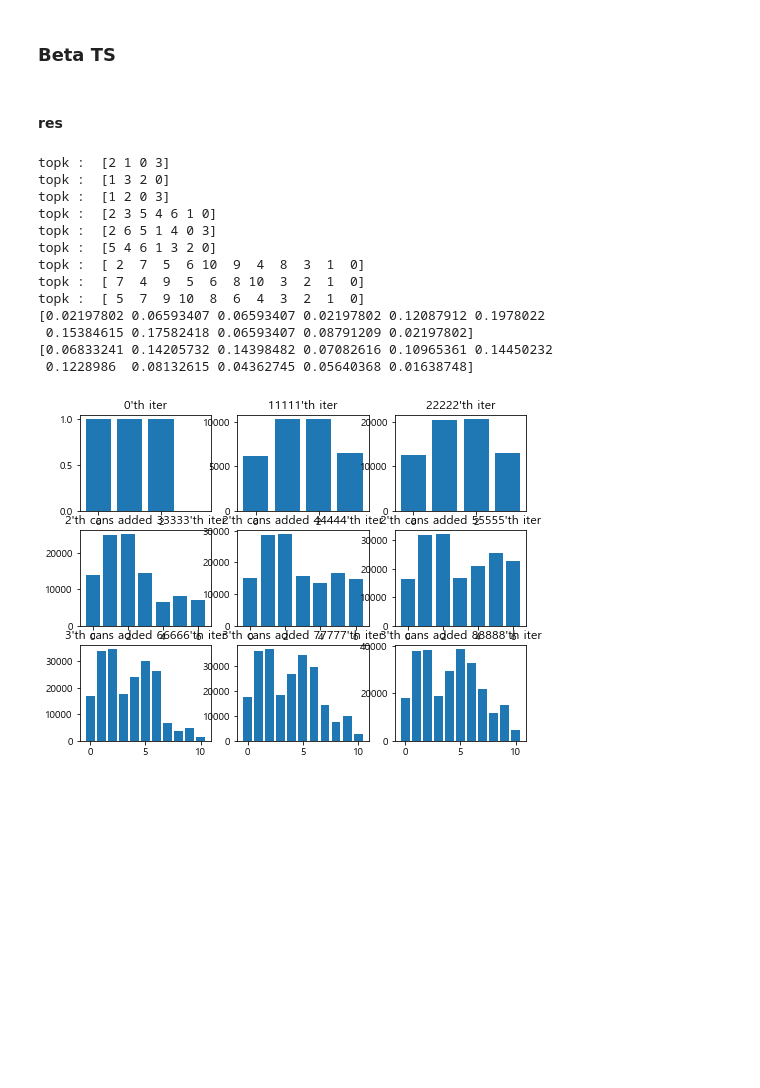
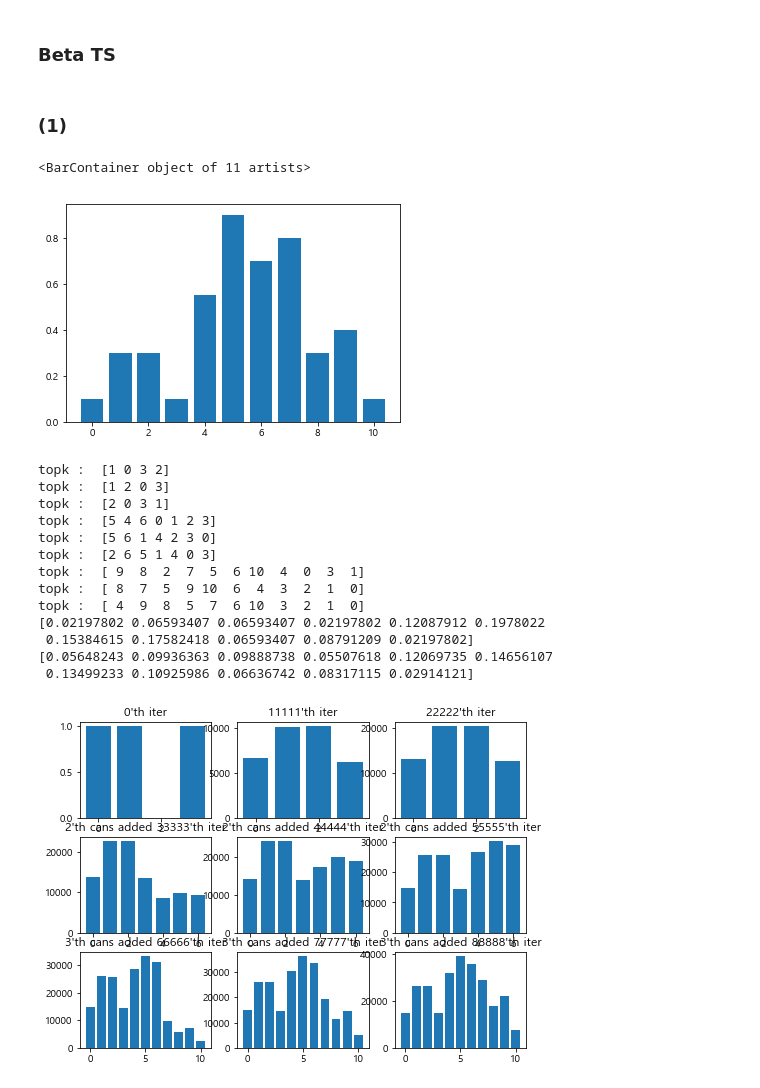
Before and after one commit to haeuuu/Thompson-Sampling, a Jupyter notebook: dirichlet,beta TS.ipynb, the cells around one changed output. Cells and saved outputs as stored; diff of their text form; code cells hidden in the pictures; blank space fills up the shorter version.

```diff
--- a/dirichlet,beta TS.ipynb
+++ b/dirichlet,beta TS.ipynb
@@ -220,25 +202,29 @@ class BetaThompsonSampling(ThompsonSampling):
 # %% [markdown]
-#### res
+### (1)
 # %%
-ts_b = BetaThompsonSampling(contents_ctr =
-                      [
-                        [0.1, 0.3, 0.3,0.1,],
-                        [0.55, 0.9, 0.7],
-                        [0.8, 0.3, 0.4, 0.1]
-                      ])
-ts_b.run(100000)
+contents_ctr =[[0.1, 0.3, 0.3,0.1,],
+               [0.55, 0.9, 0.7],
+               [0.8, 0.3, 0.4, 0.1]]
-# %% [output]
-topk :  [2 1 0 3]
-topk :  [1 3 2 0]
-topk :  [1 2 0 3]
-topk :  [2 3 5 4 6 1 0]
-topk :  [2 6 5 1 4 0 3]
-topk :  [5 4 6 1 3 2 0]
-topk :  [ 2  7  5  6 10  9  4  8  3  1  0]
-topk :  [ 7  4  9  5  6  8 10  3  2  1  0]
-topk :  [ 5  7  9 10  8  6  4  3  2  1  0]
-[0.02197802 0.06593407 0.06593407 0.02197802 0.12087912 0.1978022
- 0.15384615 0.17582418 0.06593407 0.08791209 0.02197802]
-[0.06833241 0.14205732 0.14398482 0.07082616 0.10965361 0.14450232
- 0.1228986  0.08132615 0.04362745 0.05640368 0.01638748]
-[figure, removed]
+# %%
+plt.bar(list(range(11)), np.concatenate(contents_ctr))
+# %% [output]
+<BarContainer object of 11 artists>
+[figure, added]
+# %%
+dts = DirichletThompsonSampling(contents_ctr)
+dts.run(100000)
+# %% [output]
+topk :  [1 0 3 2]
+topk :  [1 2 0 3]
+topk :  [2 0 3 1]
+topk :  [5 4 6 0 1 2 3]
+topk :  [5 6 1 4 2 3 0]
+topk :  [2 6 5 1 4 0 3]
+topk :  [ 9  8  2  7  5  6 10  4  0  3  1]
+topk :  [ 8  7  5  9 10  6  4  3  2  1  0]
+topk :  [ 4  9  8  5  7  6 10  3  2  1  0]
+[0.02197802 0.06593407 0.06593407 0.02197802 0.12087912 0.1978022
+ 0.15384615 0.17582418 0.06593407 0.08791209 0.02197802]
+[0.05648243 0.09936363 0.09888738 0.05507618 0.12069735 0.14656107
+ 0.13499233 0.10925986 0.06636742 0.08317115 0.02914121]
+[figure, added]
```
Also changed, not shown: parts of 19 cells of this notebook.
